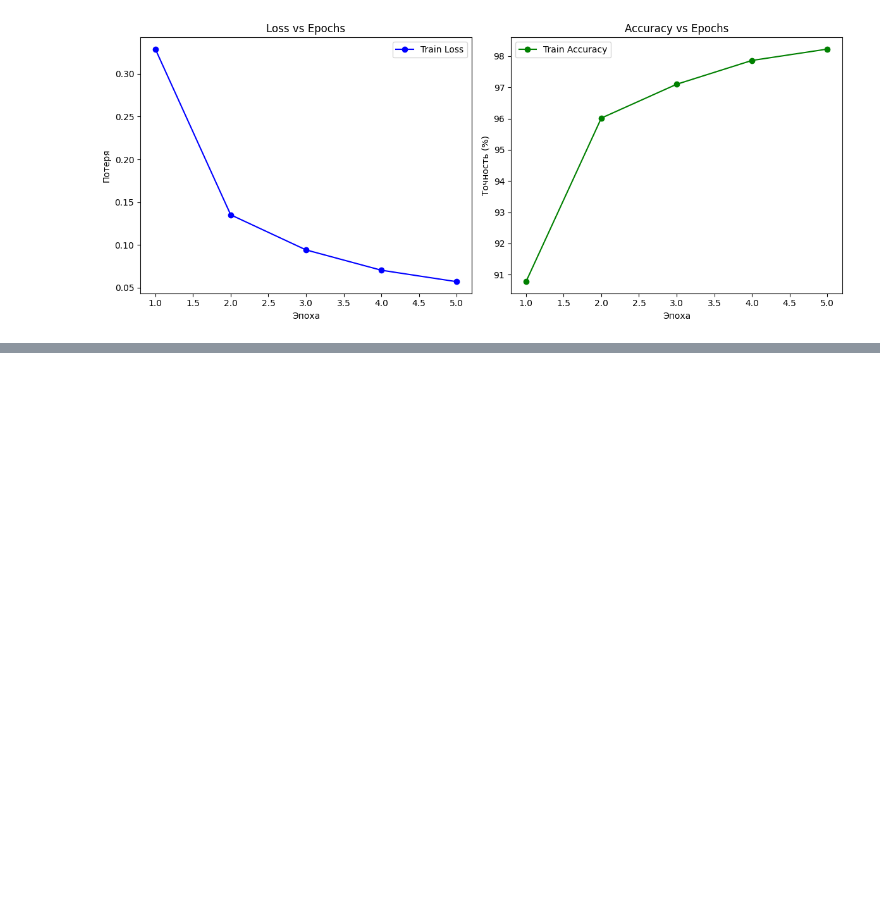
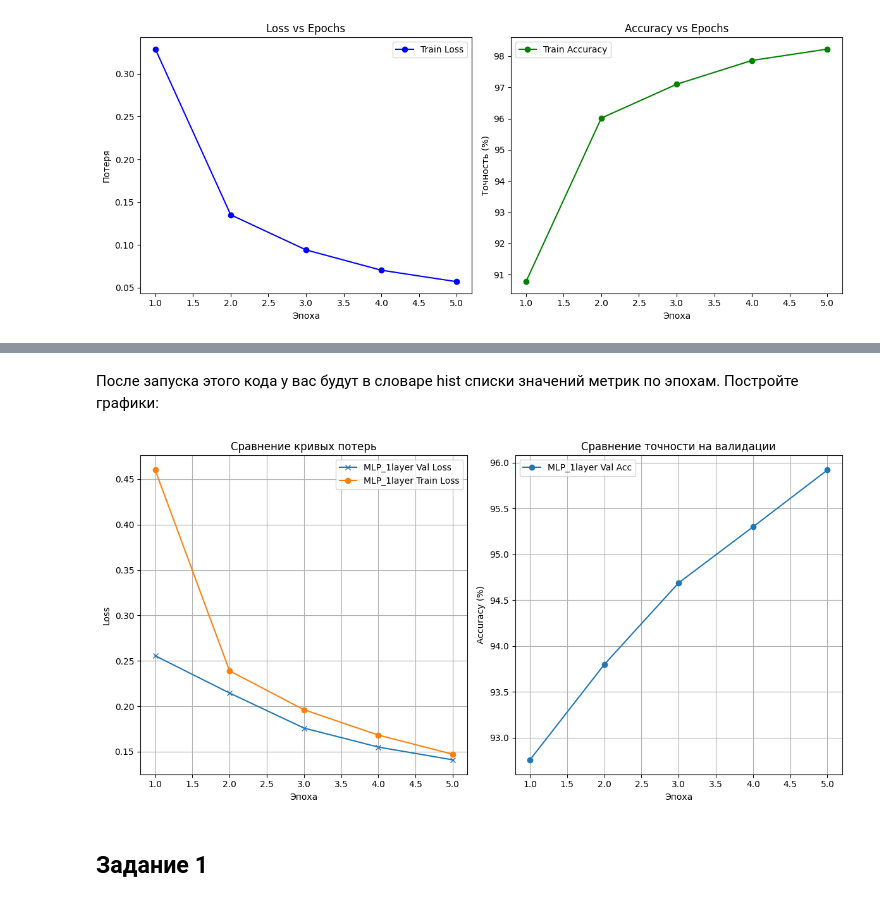
Before and after one commit to umashka/dle-sprint-1, a Jupyter notebook: MLP-MNIST.ipynb, the cells around one changed output, grey strips where cells are left out. Cells and saved outputs as stored; diff of their text form; code cells hidden in the pictures; blank space fills up the shorter version.

```diff
--- a/MLP-MNIST.ipynb
+++ b/MLP-MNIST.ipynb
@@ -940,0 +981,5 @@ plt.show()
+# %%
+train_loader = DataLoader(train_dataset, batch_size=64, shuffle=True)
+val_loader  = DataLoader(test_dataset,  batch_size=1000, shuffle=False)
+
+train_loader, val_loader
@@ -940,0 +993,12 @@ plt.show()
+# %%
+# Название модели для отображения графиков и логгирования
+name = 'MLP_1layer'
+# Последовательность самой модели
+model = nn.Sequential(
+            nn.Flatten(),
+            nn.Linear(784, 32),
+            nn.ReLU(),
+            nn.Linear(32, 10)
+            )
+
+model
@@ -940,0 +1086,38 @@ plt.show()
+# %% [markdown]
+После запуска этого кода у вас будут в словаре hist списки значений метрик по эпохам. Постройте графики:
+# %%
+# Визуализация истории обучения (пример для loss)
+plt.figure(figsize=(12, 6))
+
+
+# Потеря
+plt.subplot(1, 2, 1)
+epochs = range(1, num_epochs + 1)
+plt.plot(epochs, hist[name]['val_loss'],   marker='x', label=f"{name} Val Loss")
+plt.plot(epochs, hist[name]['train_loss'], marker='o', label=f"{name} Train Loss",)
+plt.title("Сравнение кривых потерь")
+plt.xlabel("Эпоха")
+plt.ylabel("Loss")
+plt.legend()
+plt.grid(True)
+
+
+# Точность
+plt.subplot(1, 2, 2)
+
+
+epochs = range(1, num_epochs + 1)
+plt.plot(epochs, hist[name]['val_acc'], marker='o', label=f"{name} Val Acc")
+plt.title("Сравнение точности на валидации")
+plt.xlabel("Эпоха")
+plt.ylabel("Accuracy (%)")
+plt.legend()
+plt.grid(True)
+
+
+plt.tight_layout()
+plt.show()
+# %% [output]
+[figure, added]
+# %% [markdown]
+## Задание 1
```
Also changed, not shown: parts of 36 cells of this notebook.
